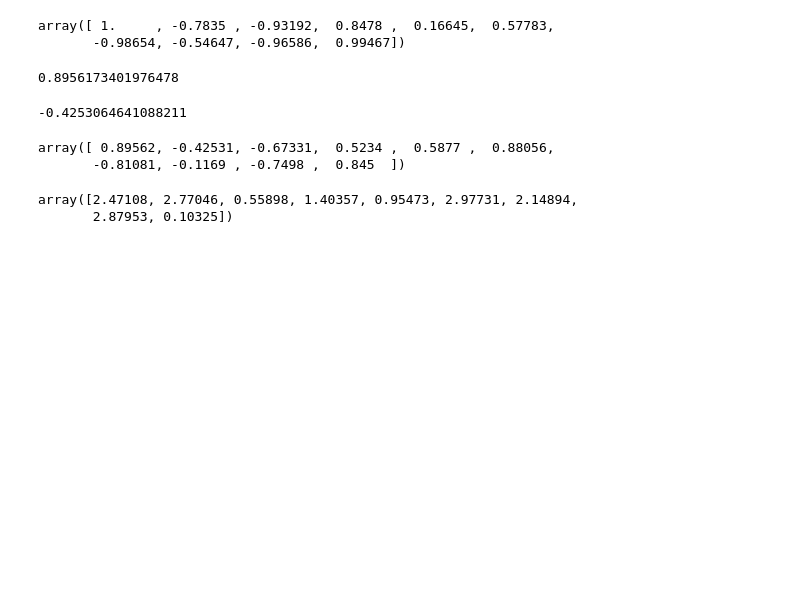
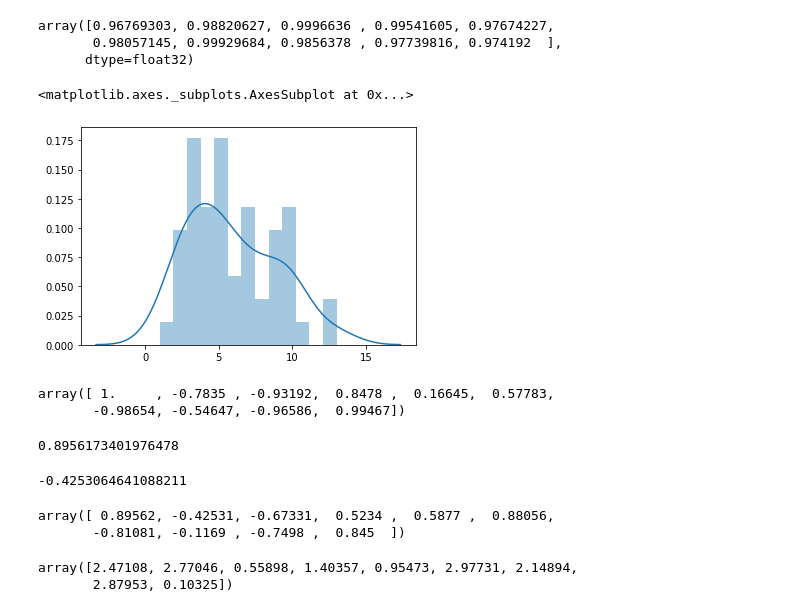
Before and after one commit to kakusikun/deep-learning-works, a Jupyter notebook: notebook/numpy practice.ipynb, the cells around one changed output. Drawn from its saved outputs; the diff is of its cells as text; code cells hidden in the pictures; blank space fills up the shorter version.

```diff
--- a/notebook/numpy practice.ipynb
+++ b/notebook/numpy practice.ipynb
@@ -9,0 +35,12 @@ import numpy as np
+# %%
+D[:10,0]
+# %% [output]
+array([0.96769303, 0.98820627, 0.9996636 , 0.99541605, 0.97674227,
+       0.98057145, 0.99929684, 0.9856378 , 0.97739816, 0.974192  ],
+      dtype=float32)
+# %%
+cc = [1,5,9,6,9,3,6,2,5,6,1,0,2]
+hist = []
+for i, c in enumerate(cc, 1):
+    for _ in range(c):
+        hist.append(i)
@@ -10,3 +49,8 @@ import numpy as np
+# %%
+sns.distplot(hist, bins=len(cc))
+# %% [output]
+<matplotlib.axes._subplots.AxesSubplot at 0x...>
+[figure, added]
 # %%
 np.random.randn()
 # %%
```
Also changed, not shown: parts of 7 cells of this notebook, 12 other files.
